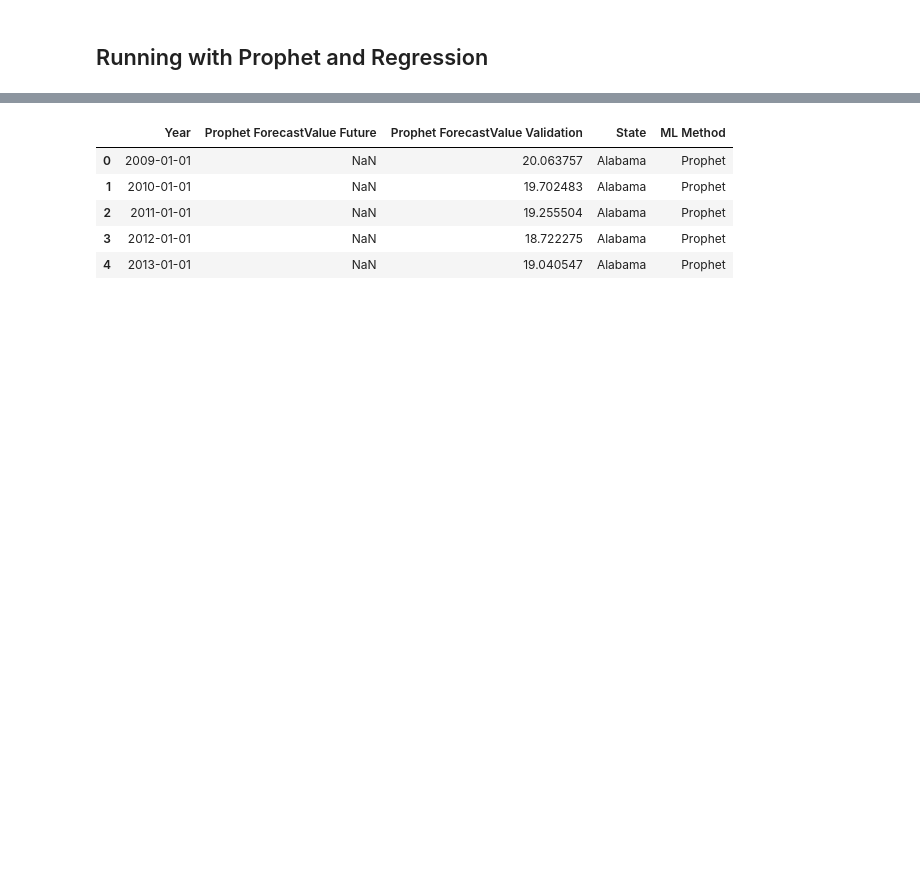
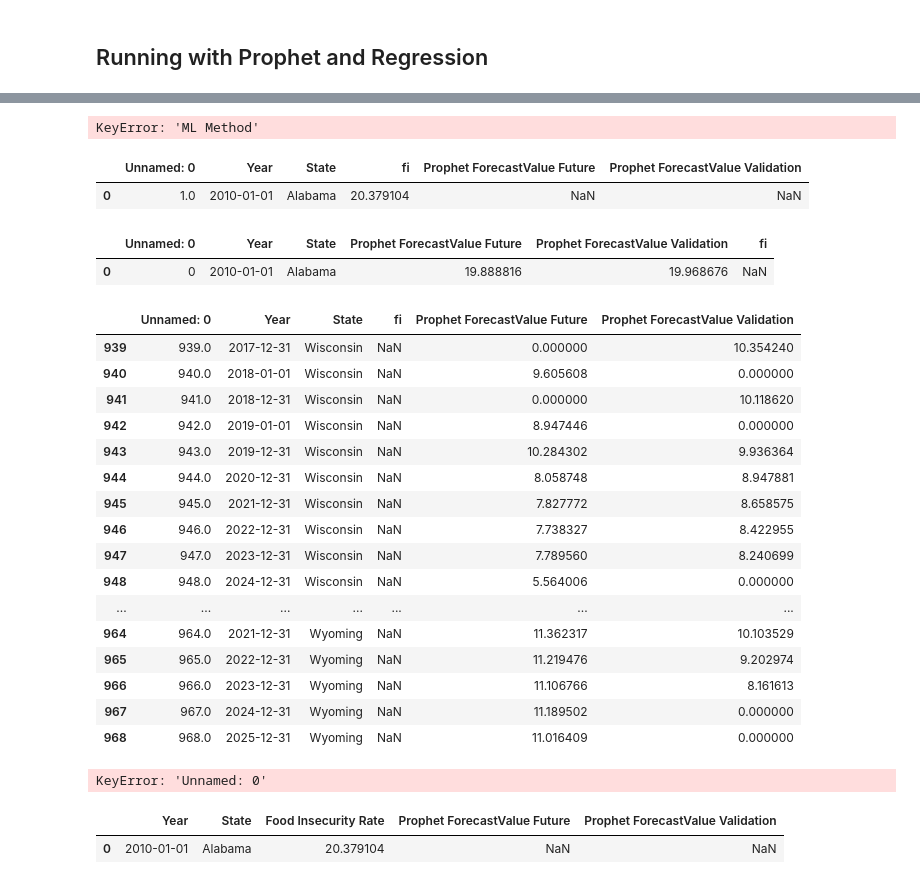
Before and after one commit to RyanCMcDonald/lancelot_group_project, a Jupyter notebook: 06_times_series.ipynb, the cells around one changed output, grey strips where cells are left out. Saved outputs shown, nothing was run; the diff lists cells and outputs as text; code cells hidden in the pictures; blank space fills up the shorter version.

```diff
--- a/06_times_series.ipynb
+++ b/06_times_series.ipynb
@@ -740,9 +945,55 @@ df_fcast2.head()
-# %%
-df_fcast3.head()
-# %% [output]
-|  | Year | Prophet ForecastValue Future | Prophet ForecastValue Validation | State | ML Method |
-| 0 | 2009-01-01 | NaN | 20.063757 | Alabama | Prophet |
-| 1 | 2010-01-01 | NaN | 19.702483 | Alabama | Prophet |
-| 2 | 2011-01-01 | NaN | 19.255504 | Alabama | Prophet |
-| 3 | 2012-01-01 | NaN | 18.722275 | Alabama | Prophet |
-| 4 | 2013-01-01 | NaN | 19.040547 | Alabama | Prophet |
+# %%
+df_data['Prophet ForecastValue Future'] = np.nan
+df_data['Prophet ForecastValue Validation'] = np.nan
+
+# df_data['Year'] = pd.to_datetime(df_data['Year'])
+#Dropping Ml Method as it is not necessary
+del final_forecasts['ML Method']
+
+#adding this column to keep consistency across both before union
+final_forecasts['fi'] = np.nan
+# %% [output]
+KeyError: 'ML Method'
+# %%
+df_data['Year'] = pd.to_datetime(df_data['Year'])
+final_forecasts['Year'] = pd.to_datetime(final_forecasts['Year'])
+# %%
+df_data.head(1)
+# %% [output]
+|  | Unnamed: 0 | Year | State | fi | Prophet ForecastValue Future | Prophet ForecastValue Validation |
+| 0 | 1.0 | 2010-01-01 | Alabama | 20.379104 | NaN | NaN |
+# %%
+final_forecasts.head(1)
+# %% [output]
+|  | Unnamed: 0 | Year | State | Prophet ForecastValue Future | Prophet ForecastValue Validation | fi |
+| 0 | 0 | 2010-01-01 | Alabama | 19.888816 | 19.968676 | NaN |
+# %%
+## Reordering so that the concat works
+
+final_forecasts = final_forecasts[['Unnamed: 0', 'Year', 'State', 'fi', 'Prophet ForecastValue Future', 'Prophet ForecastValue Validation']]
+# %%
+output_df = pd.concat([df_data, final_forecasts], axis = 0)
+# %%
+output_df.tail(30)
+# %% [output]
+|  | Unnamed: 0 | Year | State | fi | Prophet ForecastValue Future | Prophet ForecastValue Validation |
+| 939 | 939.0 | 2017-12-31 | Wisconsin | NaN | 0.000000 | 10.354240 |
+| 940 | 940.0 | 2018-01-01 | Wisconsin | NaN | 9.605608 | 0.000000 |
+| 941 | 941.0 | 2018-12-31 | Wisconsin | NaN | 0.000000 | 10.118620 |
+| 942 | 942.0 | 2019-01-01 | Wisconsin | NaN | 8.947446 | 0.000000 |
+| 943 | 943.0 | 2019-12-31 | Wisconsin | NaN | 10.284302 | 9.936364 |
+| 944 | 944.0 | 2020-12-31 | Wisconsin | NaN | 8.058748 | 8.947881 |
+| 945 | 945.0 | 2021-12-31 | Wisconsin | NaN | 7.827772 | 8.658575 |
+| 946 | 946.0 | 2022-12-31 | Wisconsin | NaN | 7.738327 | 8.422955 |
+| 947 | 947.0 | 2023-12-31 | Wisconsin | NaN | 7.789560 | 8.240699 |
+| 948 | 948.0 | 2024-12-31 | Wisconsin | NaN | 5.564006 | 0.000000 |
+| ... | ... | ... | ... | ... | ... | ... |
+| 964 | 964.0 | 2021-12-31 | Wyoming | NaN | 11.362317 | 10.103529 |
+| 965 | 965.0 | 2022-12-31 | Wyoming | NaN | 11.219476 | 9.202974 |
+| 966 | 966.0 | 2023-12-31 | Wyoming | NaN | 11.106766 | 8.161613 |
+| 967 | 967.0 | 2024-12-31 | Wyoming | NaN | 11.189502 | 0.000000 |
+| 968 | 968.0 | 2025-12-31 | Wyoming | NaN | 11.016409 | 0.000000 |
+# %%
+del output_df['Unnamed: 0']
+# %% [output]
+KeyError: 'Unnamed: 0'
@@ -748,0 +1002,5 @@ df_fcast3.head()
+# %%
+output_df.head(1)
+# %% [output]
+|  | Year | State | Food Insecurity Rate | Prophet ForecastValue Future | Prophet ForecastValue Validation |
+| 0 | 2010-01-01 | Alabama | 20.379104 | NaN | NaN |
```
Also changed, not shown: parts of 20 cells of this notebook, 7 other files.
